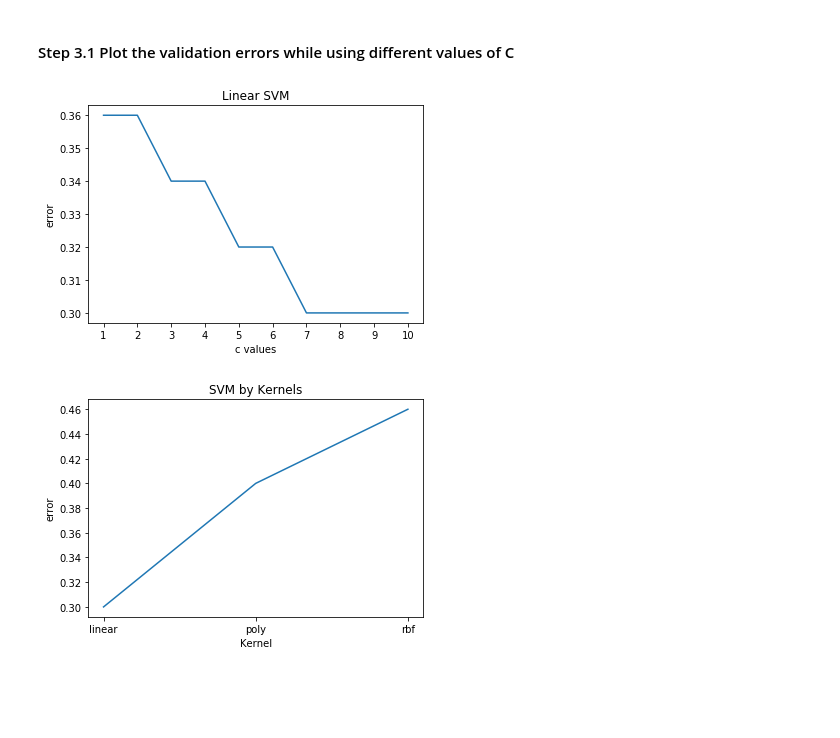
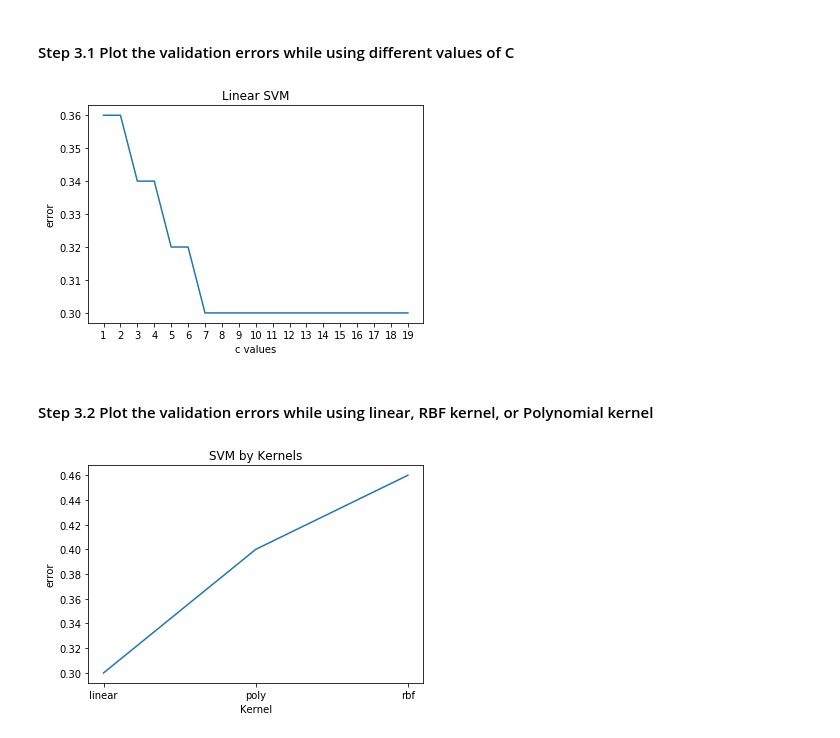
Before and after one commit to Liusyuanyu/Fall2019Courses, a Jupyter notebook: CS-596 Machine Learning/HW4&5/MyCode_Part_II.ipynb, the cells around one changed output. Cells and saved outputs as stored; diff of their text form; code cells hidden in the pictures; blank space fills up the shorter version.

```diff
--- a/CS-596 Machine Learning/HW4&5/MyCode_Part_II.ipynb
+++ b/CS-596 Machine Learning/HW4&5/MyCode_Part_II.ipynb
@@ -49,21 +50,25 @@ y_validation= Ytr[S2[50:]].ravel()
 # %%
 # 3.1 Plot the validation errors while using different values of C ( with other hyperparameters fixed)
 #  keeping kernel = "linear"
 #############placeholder 2: Figure 1#######################
-c_range =  range(1,11)
+# c_range =  range(1,100,5) # For Poly
+c_range =  range(1,20) #For linear
+# c_range =  range(1,200,10) #For RBF
 # c_range =  np.array(range(1,15))/10
 svm_c_error = []
 for c_value in c_range:
     model = svm.SVC(kernel='linear', C=c_value)
+#     model = svm.SVC(kernel='poly', C=c_value,gamma='scale')
+#     model = svm.SVC(kernel='rbf', C=c_value, gamma='scale')
     model.fit(X=x_train, y=y_train)
     error = 1. - model.score(x_validation, y_validation)
     svm_c_error.append(error)
 plt.plot(c_range, svm_c_error)
 plt.title('Linear SVM')
 plt.xlabel('c values')
 plt.ylabel('error')
 plt.xticks(c_range)
 plt.show()
 #############placeholder end #######################
 # %% [output]
-[figure, old version]
+[figure, new version]
@@ -72,3 +75,5 @@ plt.show()
+# %% [markdown]
+#### Step 3.2 Plot the validation errors while using linear, RBF kernel, or Polynomial kernel
 # %%
 # 3.2 Plot the validation errors while using linear, RBF kernel, or Polynomial kernel ( with other hyperparameters fixed)
 #############placeholder 3: Figure 2#######################
```
Also changed, not shown: parts of 11 cells of this notebook, 2 other files.
